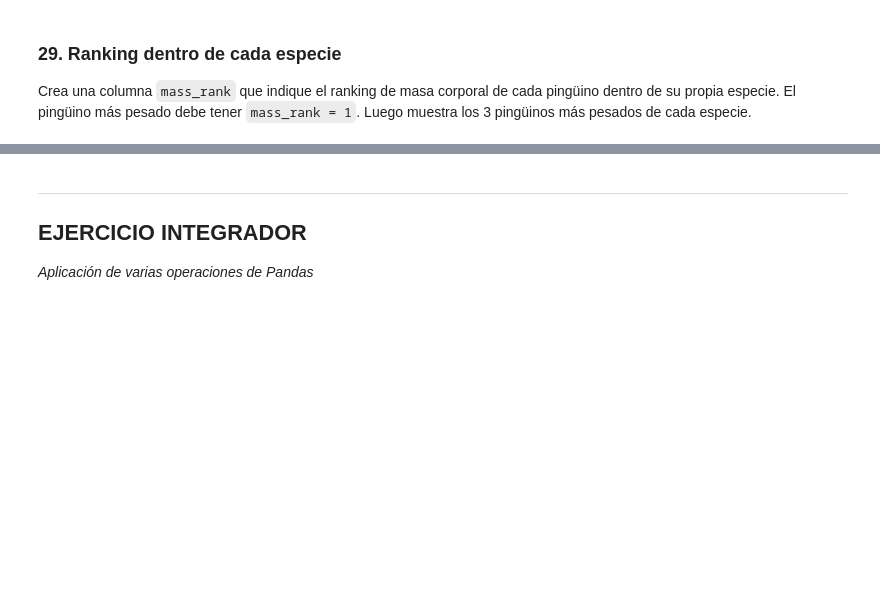
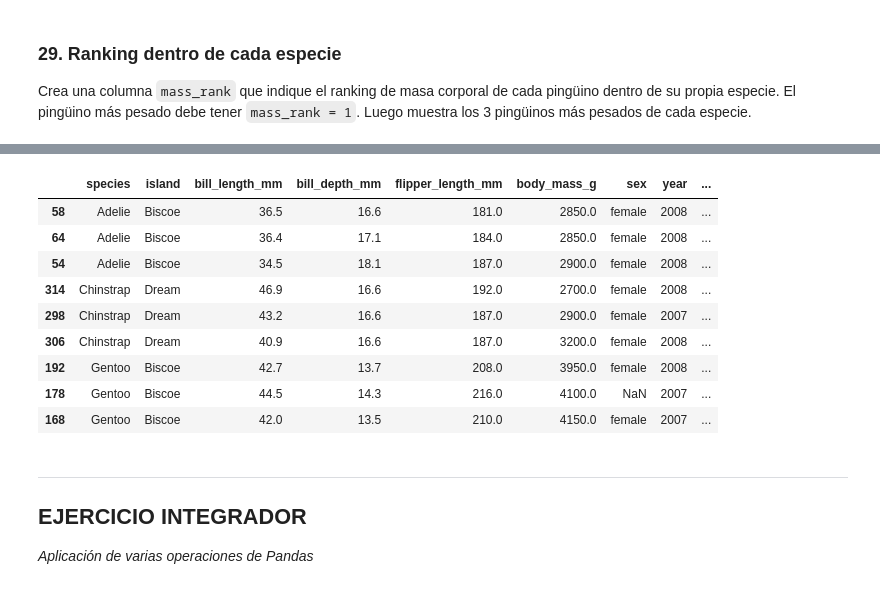
Before and after one commit to lafavorita-jh/dataengineer-g1, a Jupyter notebook: fundamentos-pandas/notebooks/09_practica_penguins.ipynb, the cells around one changed output, grey strips where cells are left out. Saved outputs shown, nothing was run; the diff lists cells and outputs as text; code cells hidden in the pictures; blank space fills up the shorter version.

```diff
--- a/fundamentos-pandas/notebooks/09_practica_penguins.ipynb
+++ b/fundamentos-pandas/notebooks/09_practica_penguins.ipynb
@@ -210,0 +526,12 @@ Crea una columna `mass_difference` que indique cuánto pesa cada pingüino por e
+# %%
+# Escribe tu solución aquí
+
+
+# 1. Calcular el promedio de masa corporal por especie y propagarlo a cada fila
+promedio_por_especie = df.groupby("species")["body_mass_g"].transform("mean")
+
+# 2. Restar la masa individual del promedio de su especie
+df["mass_difference"] = df["body_mass_g"] - promedio_por_especie
+
+# Mostrar las columnas relevantes para verificar el resultado
+print(df[["species", "body_mass_g", "mass_difference"]].head())
@@ -217,3 +561,20 @@ Crea una columna `mass_rank` que indique el ranking de masa corporal de cada pin
+# %%
+# Escribe tu solución aquí
+#Con group by y rank
+df['mass_rank']=df.groupby('species')['body_mass_g'].rank(method='first',ascending=True)
+# %%
+df[df['mass_rank']<=3].sort_values(['species','mass_rank'])
+# %% [output]
+|  | species | island | bill_length_mm | bill_depth_mm | flipper_length_mm | body_mass_g | sex | year | ... |
+| 58 | Adelie | Biscoe | 36.5 | 16.6 | 181.0 | 2850.0 | female | 2008 | ... |
+| 64 | Adelie | Biscoe | 36.4 | 17.1 | 184.0 | 2850.0 | female | 2008 | ... |
+| 54 | Adelie | Biscoe | 34.5 | 18.1 | 187.0 | 2900.0 | female | 2008 | ... |
+| 314 | Chinstrap | Dream | 46.9 | 16.6 | 192.0 | 2700.0 | female | 2008 | ... |
+| 298 | Chinstrap | Dream | 43.2 | 16.6 | 187.0 | 2900.0 | female | 2007 | ... |
+| 306 | Chinstrap | Dream | 40.9 | 16.6 | 187.0 | 3200.0 | female | 2008 | ... |
+| 192 | Gentoo | Biscoe | 42.7 | 13.7 | 208.0 | 3950.0 | female | 2008 | ... |
+| 178 | Gentoo | Biscoe | 44.5 | 14.3 | 216.0 | 4100.0 | NaN | 2007 | ... |
+| 168 | Gentoo | Biscoe | 42.0 | 13.5 | 210.0 | 4150.0 | female | 2007 | ... |
 # %% [markdown]
 ---
 ## EJERCICIO INTEGRADOR
```
Also changed, not shown: parts of 39 cells of this notebook, 8 other files.
